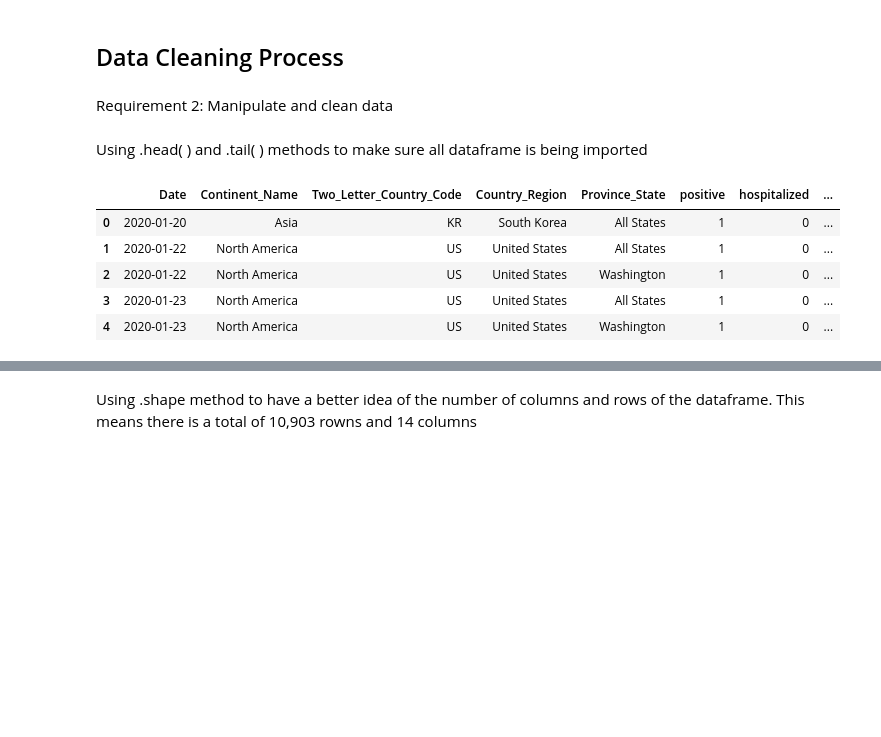
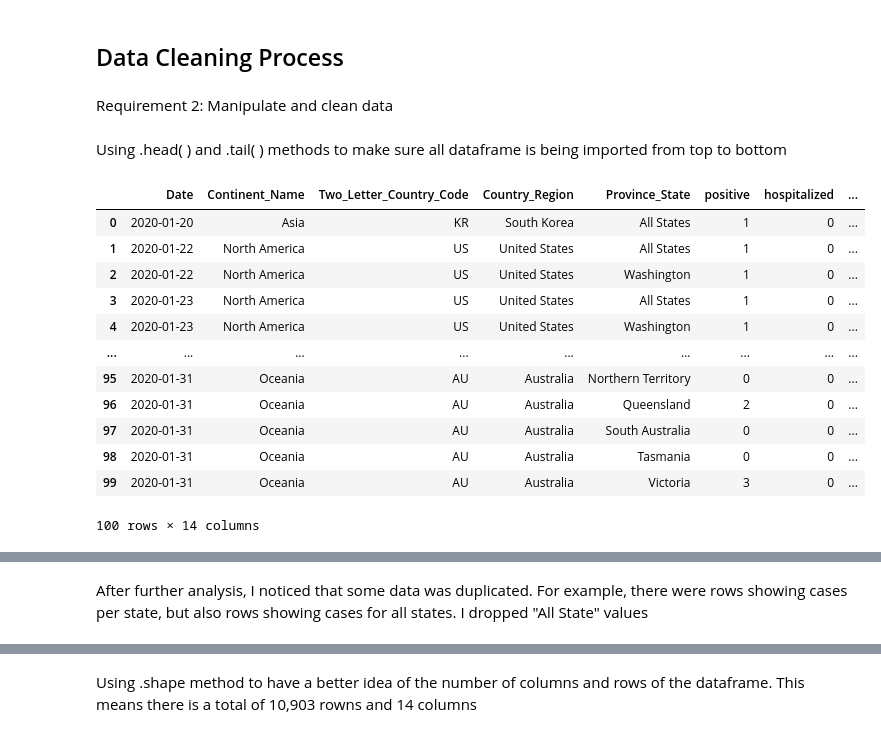
Before and after one commit to lgamarra/COVID-19-Cases, a Jupyter notebook: covid19.ipynb, the cells around one changed output, grey strips where cells are left out. Saved outputs shown, nothing was run; the diff lists cells and outputs as text; code cells hidden in the pictures; blank space fills up the shorter version.

```diff
--- a/covid19.ipynb
+++ b/covid19.ipynb
@@ -31,22 +31,31 @@ import matplotlib.pyplot as plt
 covid_df = pd.read_csv('covid19.csv')
 # %% [markdown]
 ## Data Cleaning Process
-# %% [markdown]
-Requirement 2: Manipulate and clean data
-# %% [markdown]
-Using .head( ) and .tail( ) methods to make sure all dataframe is being imported
+# %% [markdown]
+Requirement 2: Manipulate and clean data
+# %% [markdown]
+Using .head( ) and .tail( ) methods to make sure all dataframe is being imported from top to bottom
 # %%
-covid_df.head()
+covid_df.head(100)
 # %% [output]
 |  | Date | Continent_Name | Two_Letter_Country_Code | Country_Region | Province_State | positive | hospitalized | ... |
 | 0 | 2020-01-20 | Asia | KR | South Korea | All States | 1 | 0 | ... |
 | 1 | 2020-01-22 | North America | US | United States | All States | 1 | 0 | ... |
 | 2 | 2020-01-22 | North America | US | United States | Washington | 1 | 0 | ... |
 | 3 | 2020-01-23 | North America | US | United States | All States | 1 | 0 | ... |
 | 4 | 2020-01-23 | North America | US | United States | Washington | 1 | 0 | ... |
+| ... | ... | ... | ... | ... | ... | ... | ... | ... |
+| 95 | 2020-01-31 | Oceania | AU | Australia | Northern Territory | 0 | 0 | ... |
+| 96 | 2020-01-31 | Oceania | AU | Australia | Queensland | 2 | 0 | ... |
+| 97 | 2020-01-31 | Oceania | AU | Australia | South Australia | 0 | 0 | ... |
+| 98 | 2020-01-31 | Oceania | AU | Australia | Tasmania | 0 | 0 | ... |
+| 99 | 2020-01-31 | Oceania | AU | Australia | Victoria | 3 | 0 | ... |
+100 rows × 14 columns
 # %%
 covid_df.tail(2)
 # %% [output]
 |  | Date | Continent_Name | Two_Letter_Country_Code | Country_Region | Province_State | positive | hospitalized | ... |
 | 10901 | 2020-06-01 | Asia | TW | Taiwan | All States | 0 | 0 | ... |
 | 10902 | 2020-06-01 | Asia | VN | Vietnam | All States | 0 | 0 | ... |
+# %% [markdown]
+After further analysis, I noticed that some data was duplicated. For example, there were rows showing cases per state, but also rows showing cases for all states. I dropped "All State" values
```
Also changed, not shown: parts of 46 cells of this notebook.
